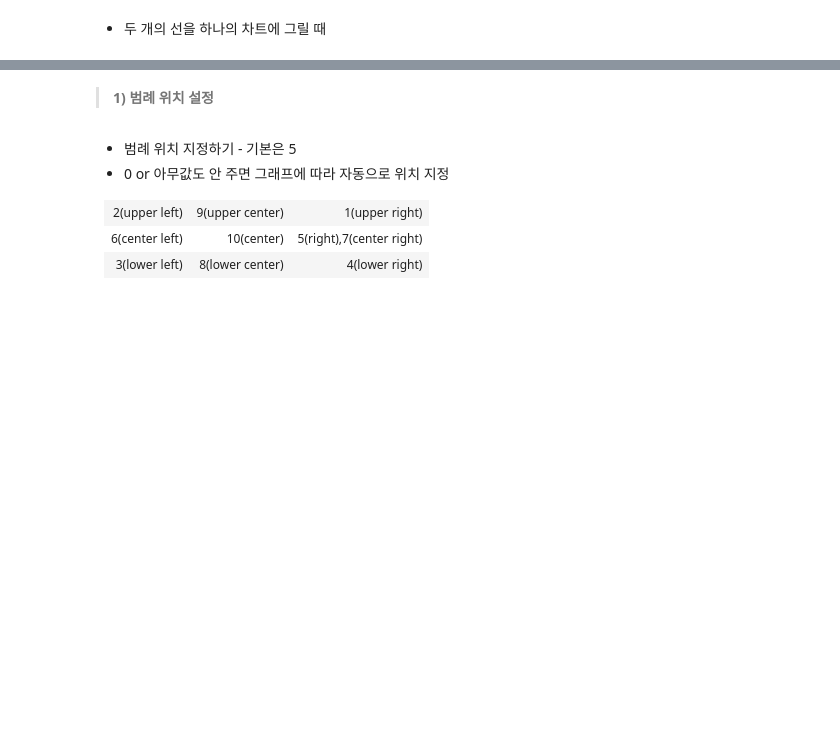
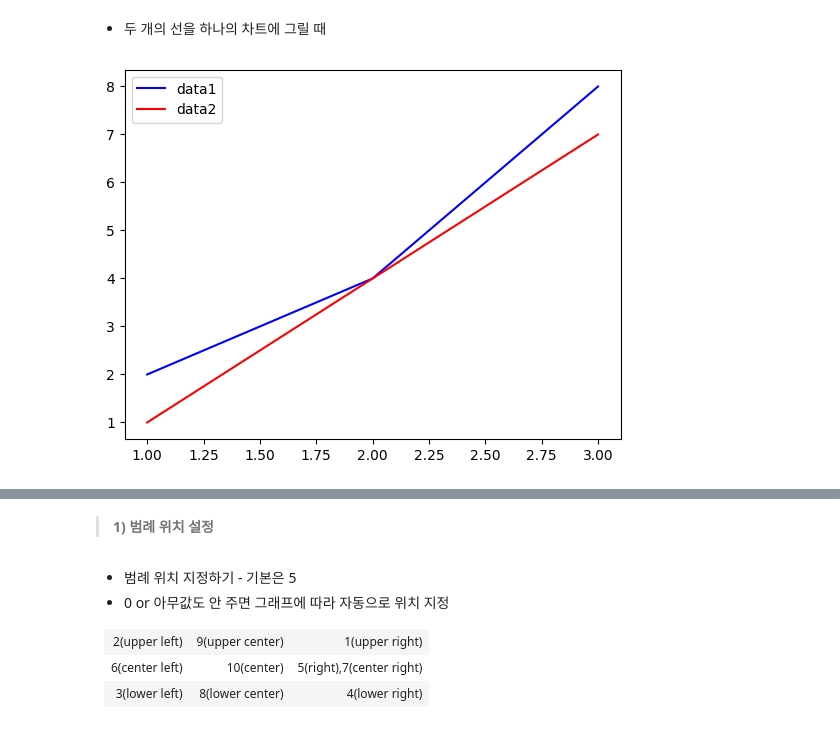
Before and after one commit to nayana0021/pythonsource, a Jupyter notebook: matplotlib/03. 범례.ipynb, the cells around one changed output, grey strips where cells are left out. Drawn from its saved outputs; the diff is of its cells as text; code cells hidden in the pictures; blank space fills up the shorter version.

```diff
--- a/matplotlib/03. 범례.ipynb
+++ b/matplotlib/03. 범례.ipynb
@@ -8,2 +22,12 @@
 # %% [markdown]
 - 두 개의 선을 하나의 차트에 그릴 때
+# %%
+x1 = [1,2,3]
+y1 = [1,4,7]
+# %%
+plt.plot(x,y,label="data1",color="blue")
+plt.plot(x1,y1,label="data2",color="red")
+plt.legend()
+plt.show()
+# %% [output]
+[figure, added]
```
Also changed, not shown: parts of 10 cells of this notebook, 12 other files.
